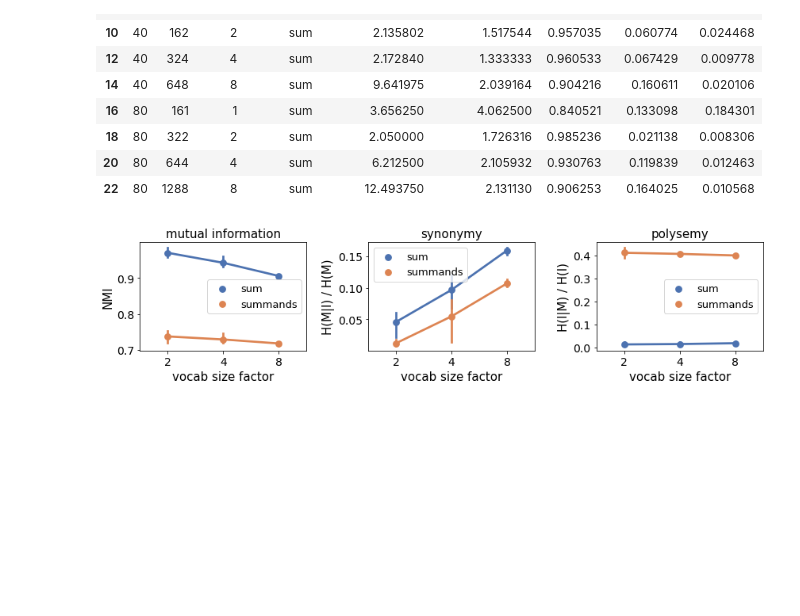
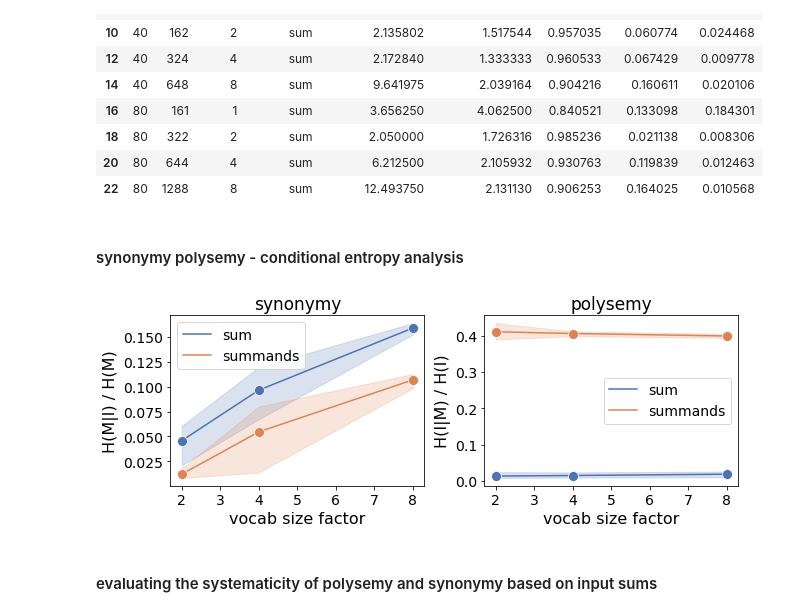
Before and after one commit to XeniaOhmer/summation_game, a Jupyter notebook: analysis.ipynb, the cells around one changed output. Cells and saved outputs as stored; diff of their text form; code cells hidden in the pictures; blank space fills up the shorter version.

```diff
--- a/analysis.ipynb
+++ b/analysis.ipynb
@@ -118,0 +117,13 @@ plt.show()
+# %%
+plt.figure(figsize=(9,3))
+for i, N in enumerate([20, 40, 80]):
+
+    plt.subplot(1, 3, i+1)
+    plt.scatter(results[results.N==N].frequency, results[results.N==N].accuracy, alpha=0.5)
+    #plt.show()
+    plt.title('N = ' + str(N), fontsize=15)
+    plt.xlabel('frequency', fontsize=14)
+    plt.ylabel('accuracy', fontsize=14)
+    plt.xticks(fontsize=14)
+    plt.yticks(fontsize=14)
+plt.tight_layout()
@@ -122,7 +137,11 @@ plt.show()
 N_collection = [20, 40, 80]
 V_factors = [1, 2, 4, 8]
 
-symbol_use = {'N': [], '|V|': [], 'factor': [], 'absolute_use': [], 'relative_use': []}
+symbol_use = {
+    'N': [], '|V|': [], 'factor': [],
+    'absolute_use': [],               # how many distinct symbols are used at least once
+    'relative_use': []                # their proportion of the total number of symbols
+}
 
 for N in N_collection:
 
@@ -253,22 +291,26 @@ mappings_subset[mappings.input_type=='sum']
 | 18 | 80 | 322 | 2 | sum | 2.050000 | 1.726316 | 0.985236 | 0.021138 | 0.008306 |
 | 20 | 80 | 644 | 4 | sum | 6.212500 | 2.105932 | 0.930763 | 0.119839 | 0.012463 |
 | 22 | 80 | 1288 | 8 | sum | 12.493750 | 2.131130 | 0.906253 | 0.164025 | 0.010568 |
+# %% [markdown]
+#### synonymy polysemy - conditional entropy analysis
 # %%
-plt.figure(figsize=(12, 3))
+plt.figure(figsize=(9, 3.5))
 
-for i in range(3):
-    plt.subplot(1, 3, i+1)
-    metric = ['NMI', 'H(m|input)', 'H(input|m)']
-    ax = sns.pointplot(x='factor', hue='input_type', y=metric[i], data=mappings[mappings.factor>1], palette='deep')
-    plt.title(['mutual information', 'synonymy', 'polysemy'][i], fontsize=15)
-    plt.ylabel(['NMI', 'H(M|I) / H(M)', 'H(I|M) / H(I)'][i], fontsize=15)
-    plt.xlabel('vocab size factor', fontsize=15)
+for i in range(2):
+    plt.subplot(1, 2, i+1)
+    metric = ['H(m|input)', 'H(input|m)'][i]
+    ax = sns.lineplot(x='factor', hue='input_type', ci=100, y=metric, data=mappings[mappings.factor > 1], palette='deep',
+                      marker="o", markersize=10)
+    #ax = sns.pointplot(x='factor', hue='input_type', ci=None, y=metric, data=test, palette='deep')
+    plt.title(['synonymy', 'polysemy'][i], fontsize=17)
+    plt.ylabel(['H(M|I) / H(M)', 'H(I|M) / H(I)'][i], fontsize=16)
+    plt.xlabel('vocab size factor', fontsize=16)
     plt.xticks(fontsize=14)
     plt.yticks(fontsize=14)
-    plt.legend(labels=['sum', 'summands'])
-    l = plt.legend(fontsize=13, title='input')
+    l = plt.legend(fontsize=14)
     l.set_title(None)
-
 plt.tight_layout()
 # %% [output]
-[figure, old version]
+[figure, new version]
+# %% [markdown]
+#### evaluating the systematicity of polysemy and synonymy based on input sums
```
Also changed, not shown: parts of 31 cells of this notebook, 3 other files.
